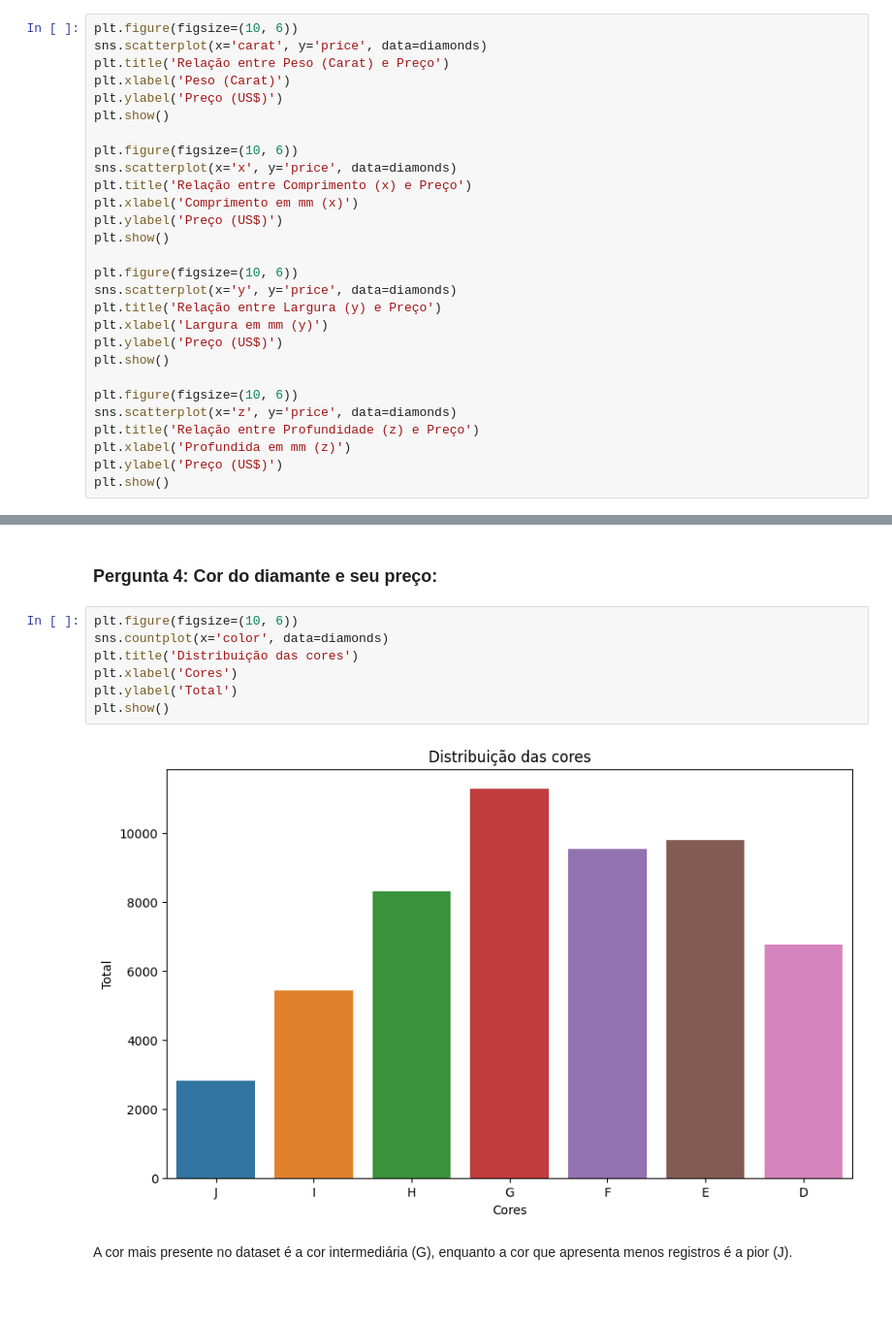
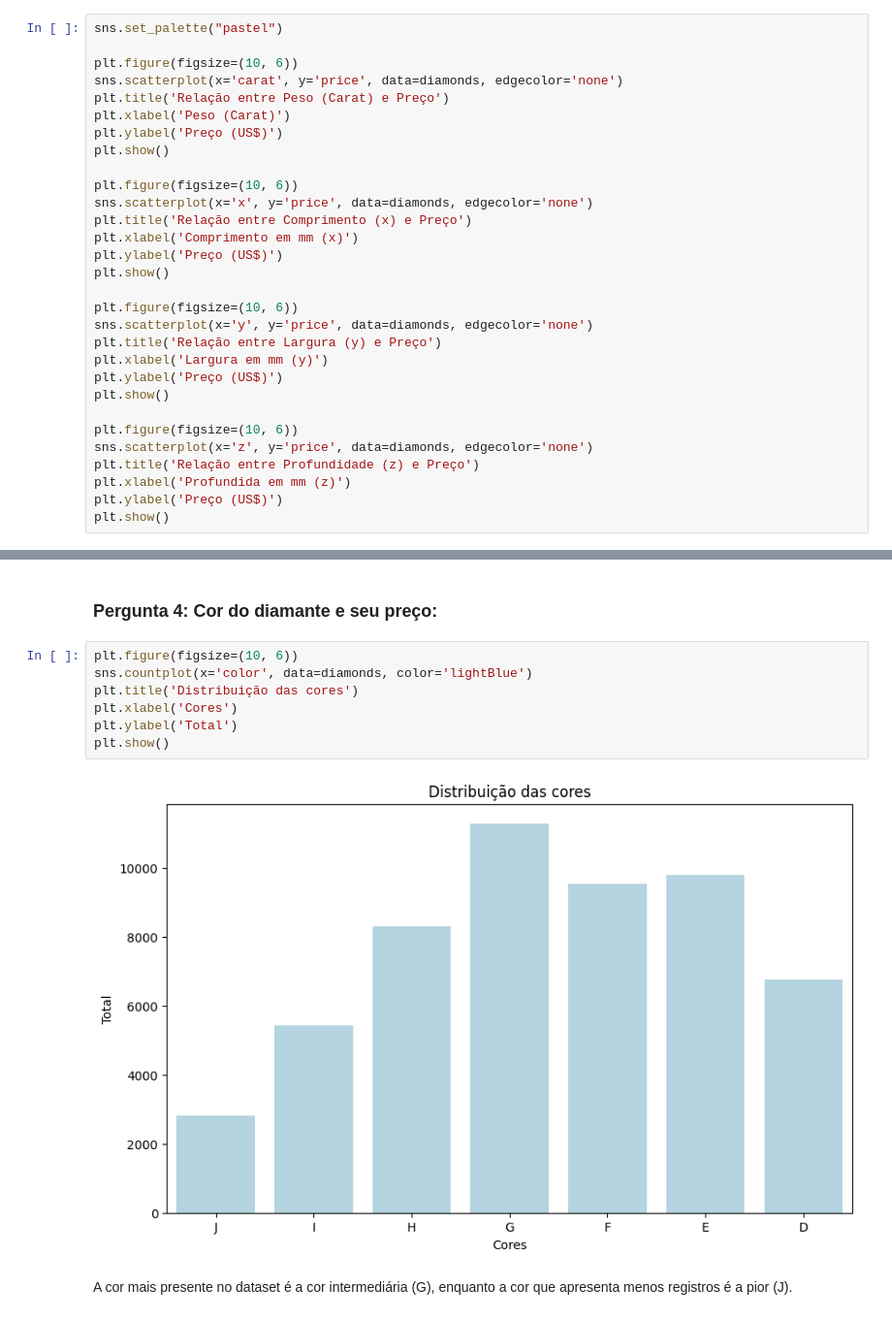
Before and after one commit to ernandes0/avanti-bootcamp-cdd, a Jupyter notebook: notebooks/01-exploratory_data_analysis.ipynb, the cells around one changed output, grey strips where cells are left out. Shown at 97% size. Cells and saved outputs as stored; diff of their text form.

```diff
--- a/notebooks/01-exploratory_data_analysis.ipynb
+++ b/notebooks/01-exploratory_data_analysis.ipynb
@@ -164,29 +185,31 @@ Ao observar o gráfico, é possível notar que as variáveis quantitativas com m
 # %% [markdown]
 ### Pergunta 2: Relação entre o peso, comprimento, largura e profundidade com o preço dos diamantes:
 # %%
+sns.set_palette("pastel")
+
 plt.figure(figsize=(10, 6))
-sns.scatterplot(x='carat', y='price', data=diamonds)
+sns.scatterplot(x='carat', y='price', data=diamonds, edgecolor='none')
 plt.title('Relação entre Peso (Carat) e Preço')
 plt.xlabel('Peso (Carat)')
 plt.ylabel('Preço (US$)')
 plt.show()
 
 plt.figure(figsize=(10, 6))
-sns.scatterplot(x='x', y='price', data=diamonds)
+sns.scatterplot(x='x', y='price', data=diamonds, edgecolor='none')
 plt.title('Relação entre Comprimento (x) e Preço')
 plt.xlabel('Comprimento em mm (x)')
 plt.ylabel('Preço (US$)')
 plt.show()
 
 plt.figure(figsize=(10, 6))
-sns.scatterplot(x='y', y='price', data=diamonds)
+sns.scatterplot(x='y', y='price', data=diamonds, edgecolor='none')
 plt.title('Relação entre Largura (y) e Preço')
 plt.xlabel('Largura em mm (y)')
 plt.ylabel('Preço (US$)')
 plt.show()
 
 plt.figure(figsize=(10, 6))
-sns.scatterplot(x='z', y='price', data=diamonds)
+sns.scatterplot(x='z', y='price', data=diamonds, edgecolor='none')
 plt.title('Relação entre Profundidade (z) e Preço')
 plt.xlabel('Profundida em mm (z)')
 plt.ylabel('Preço (US$)')
@@ -244,13 +271,13 @@ plt.show()
 ### Pergunta 4: Cor do diamante e seu preço:
 # %%
 plt.figure(figsize=(10, 6))
-sns.countplot(x='color', data=diamonds)
+sns.countplot(x='color', data=diamonds, color='lightBlue')
 plt.title('Distribuição das cores')
 plt.xlabel('Cores')
 plt.ylabel('Total')
 plt.show()
 # %% [output]
-[figure, old version]
+[figure, new version]
 # %% [markdown]
 A cor mais presente no dataset é a cor intermediária (G), enquanto a cor que apresenta menos registros é a pior (J).
 # %%
```
Also changed, not shown: parts of 22 cells of this notebook.
